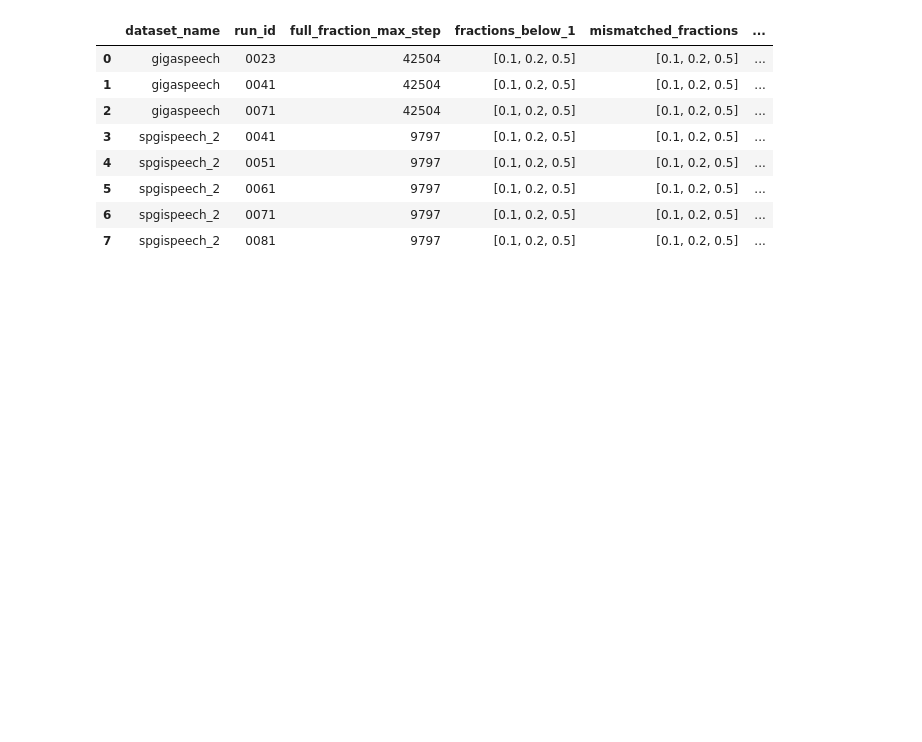
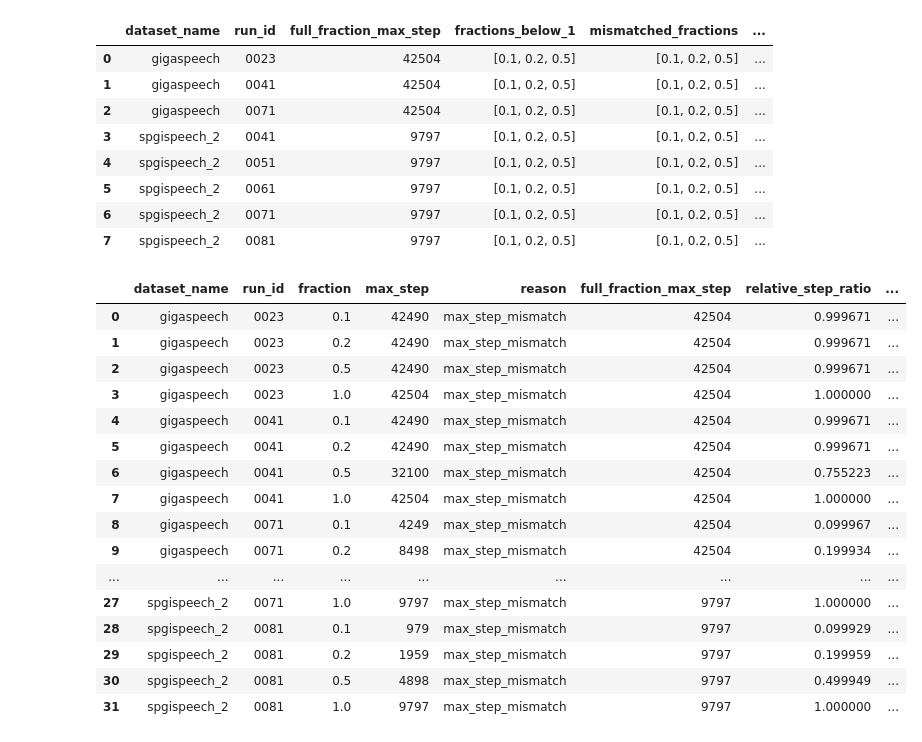
Before and after one commit to ehsantaati/asr-scaling-depth-data, a Jupyter notebook: notebooks/inspect_tensorboard.ipynb, the cells around one changed output. Saved outputs shown, nothing was run; the diff lists cells and outputs as text; code cells hidden in the pictures; blank space fills up the shorter version.

```diff
--- a/notebooks/inspect_tensorboard.ipynb
+++ b/notebooks/inspect_tensorboard.ipynb
@@ -530,0 +586,21 @@ invalid_df
+# %%
+bad_max_steps = get_bad_runs_max_steps_long(df)
+bad_max_steps
+# %% [output]
+|  | dataset_name | run_id | fraction | max_step | reason | full_fraction_max_step | relative_step_ratio | ... |
+| 0 | gigaspeech | 0023 | 0.1 | 42490 | max_step_mismatch | 42504 | 0.999671 | ... |
+| 1 | gigaspeech | 0023 | 0.2 | 42490 | max_step_mismatch | 42504 | 0.999671 | ... |
+| 2 | gigaspeech | 0023 | 0.5 | 42490 | max_step_mismatch | 42504 | 0.999671 | ... |
+| 3 | gigaspeech | 0023 | 1.0 | 42504 | max_step_mismatch | 42504 | 1.000000 | ... |
+| 4 | gigaspeech | 0041 | 0.1 | 42490 | max_step_mismatch | 42504 | 0.999671 | ... |
+| 5 | gigaspeech | 0041 | 0.2 | 42490 | max_step_mismatch | 42504 | 0.999671 | ... |
+| 6 | gigaspeech | 0041 | 0.5 | 32100 | max_step_mismatch | 42504 | 0.755223 | ... |
+| 7 | gigaspeech | 0041 | 1.0 | 42504 | max_step_mismatch | 42504 | 1.000000 | ... |
+| 8 | gigaspeech | 0071 | 0.1 | 4249 | max_step_mismatch | 42504 | 0.099967 | ... |
+| 9 | gigaspeech | 0071 | 0.2 | 8498 | max_step_mismatch | 42504 | 0.199934 | ... |
+| ... | ... | ... | ... | ... | ... | ... | ... | ... |
+| 27 | spgispeech_2 | 0071 | 1.0 | 9797 | max_step_mismatch | 9797 | 1.000000 | ... |
+| 28 | spgispeech_2 | 0081 | 0.1 | 979 | max_step_mismatch | 9797 | 0.099929 | ... |
+| 29 | spgispeech_2 | 0081 | 0.2 | 1959 | max_step_mismatch | 9797 | 0.199959 | ... |
+| 30 | spgispeech_2 | 0081 | 0.5 | 4898 | max_step_mismatch | 9797 | 0.499949 | ... |
+| 31 | spgispeech_2 | 0081 | 1.0 | 9797 | max_step_mismatch | 9797 | 1.000000 | ... |
```
Also changed, not shown: parts of 4 cells of this notebook, 7 other files.
